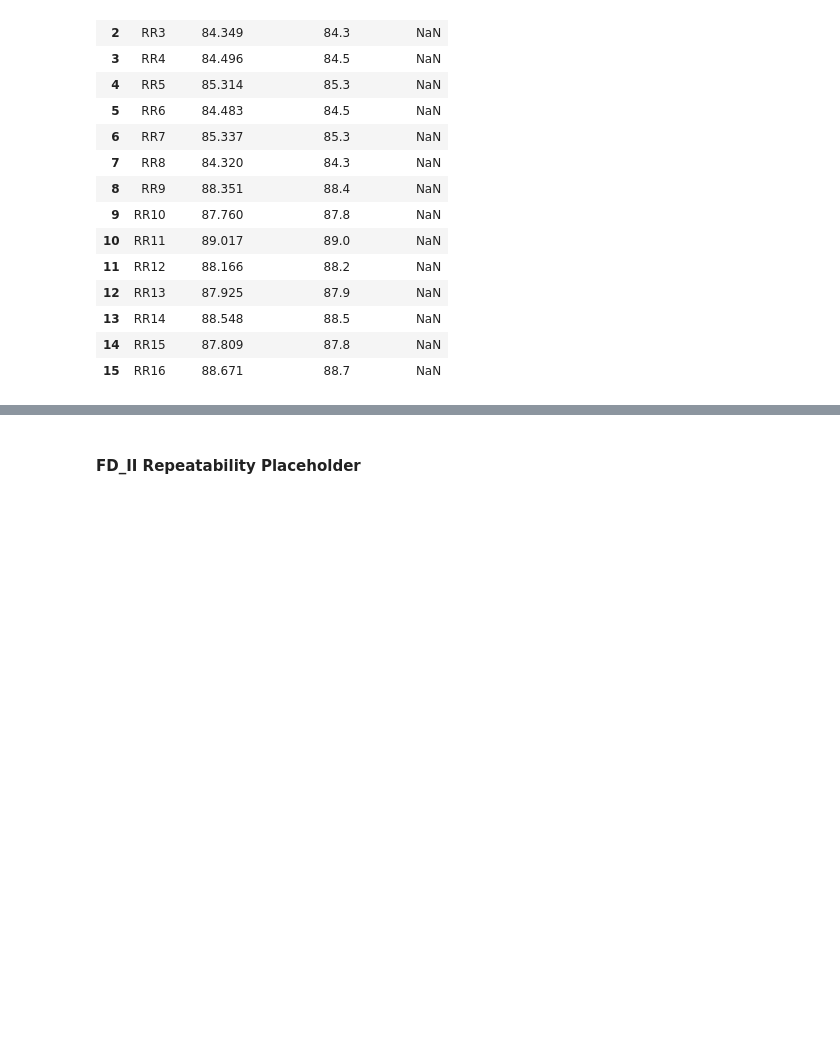
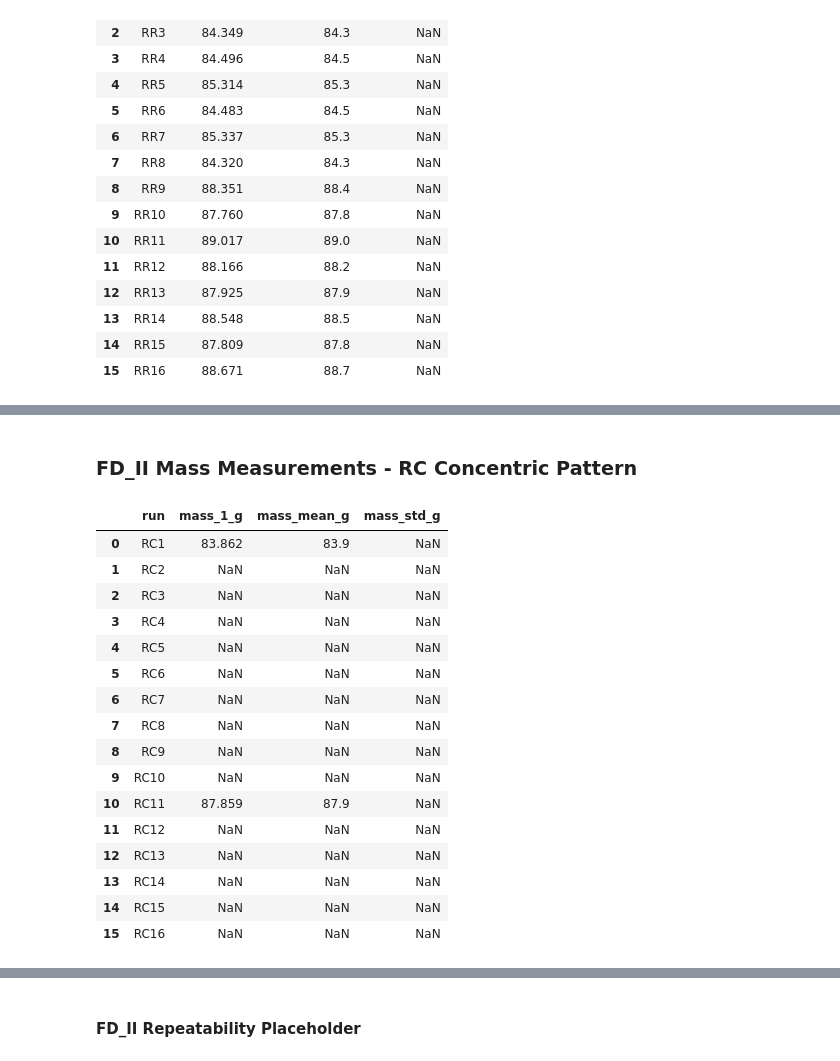
Before and after one commit to sarah813/3D_Printing_Project, a Jupyter notebook: DoE_notebook.ipynb, the cells around one changed output, grey strips where cells are left out. Drawn from its saved outputs; the diff is of its cells as text; code cells hidden in the pictures; blank space fills up the shorter version.

```diff
--- a/DoE_notebook.ipynb
+++ b/DoE_notebook.ipynb
@@ -450,0 +453,32 @@ plot_mass_measurements(
+# %% [markdown]
+### FD_II Mass Measurements - RC Concentric Pattern
+# %%
+fd_II_concentric_mass_measurements_g, fd_II_concentric_mass_columns = build_mass_measurements(
+    FD_II_CONCENTRIC_MASS_MEASUREMENTS_G,
+    run_labels=FD_II_CONCENTRIC_RUN_LABELS,
+)
+
+display(fd_II_concentric_mass_measurements_g[[
+    "run",
+    *fd_II_concentric_mass_columns,
+    "mass_mean_g",
+    "mass_std_g",
+]])
+# %% [output]
+|  | run | mass_1_g | mass_mean_g | mass_std_g |
+| 0 | RC1 | 83.862 | 83.9 | NaN |
+| 1 | RC2 | NaN | NaN | NaN |
+| 2 | RC3 | NaN | NaN | NaN |
+| 3 | RC4 | NaN | NaN | NaN |
+| 4 | RC5 | NaN | NaN | NaN |
+| 5 | RC6 | NaN | NaN | NaN |
+| 6 | RC7 | NaN | NaN | NaN |
+| 7 | RC8 | NaN | NaN | NaN |
+| 8 | RC9 | NaN | NaN | NaN |
+| 9 | RC10 | NaN | NaN | NaN |
+| 10 | RC11 | 87.859 | 87.9 | NaN |
+| 11 | RC12 | NaN | NaN | NaN |
+| 12 | RC13 | NaN | NaN | NaN |
+| 13 | RC14 | NaN | NaN | NaN |
+| 14 | RC15 | NaN | NaN | NaN |
+| 15 | RC16 | NaN | NaN | NaN |
```
Also changed, not shown: parts of 17 cells of this notebook, 2 other files.
